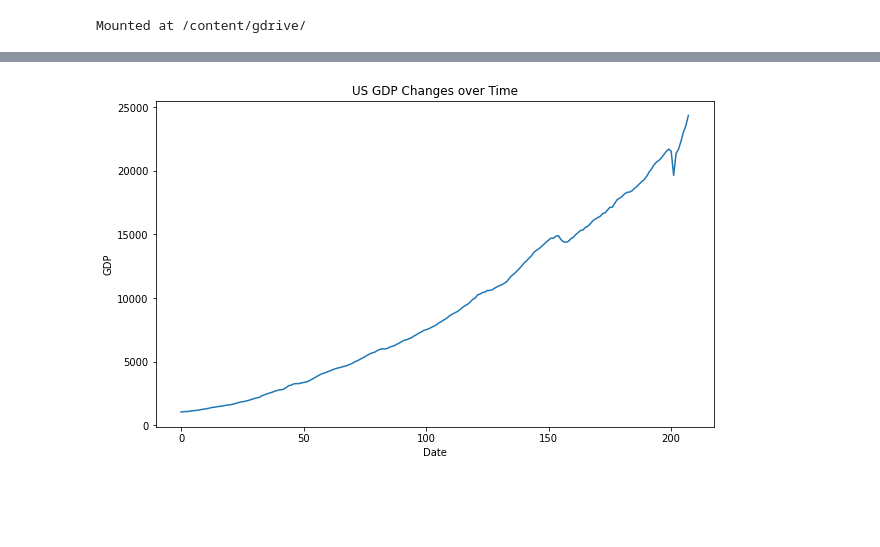
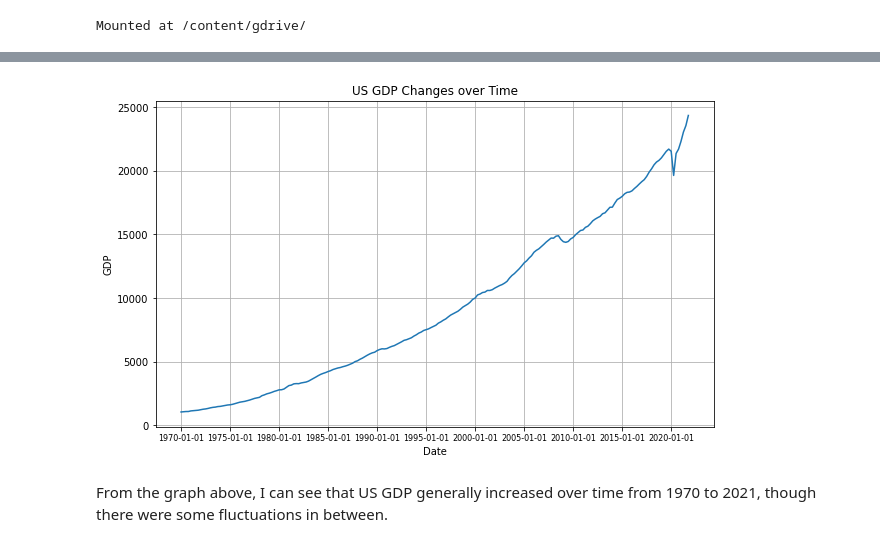
Before and after one commit to Zile-Zhan/Zile-Zhan-441B, a Jupyter notebook: Class1-Assignment.ipynb, the cells around one changed output, grey strips where cells are left out. Drawn from its saved outputs; the diff is of its cells as text; code cells hidden in the pictures; blank space fills up the shorter version.

```diff
--- a/Class1-Assignment.ipynb
+++ b/Class1-Assignment.ipynb
@@ -25,0 +20,3 @@ df
+# %%
+df.set_index('Date', inplace = True)
+df.head()
@@ -26,11 +31,18 @@ df
 # %%
 import matplotlib.pyplot as plt
 # %%
-plt.figure(figsize = (10,6))
+fig = plt.figure(figsize = (10,6))
+ax = fig.add_subplot(1,1,1)
 plt.plot(df['gdp'])
 plt.ylabel('GDP')
 plt.xlabel('Date')
 plt.title('US GDP Changes over Time')
+x_major_locator = MultipleLocator(20)
+ax.xaxis.set_major_locator(x_major_locator)
+ax.tick_params(axis = 'x',which = 'major',labelsize = 8)
+plt.grid()
 plt.show()
 # %% [output]
-[figure, old version]
+[figure, new version]
+# %% [markdown]
+From the graph above, I can see that US GDP generally increased over time from 1970 to 2021, though there were some fluctuations in between.
```
Also changed, not shown: parts of 3 cells of this notebook.
